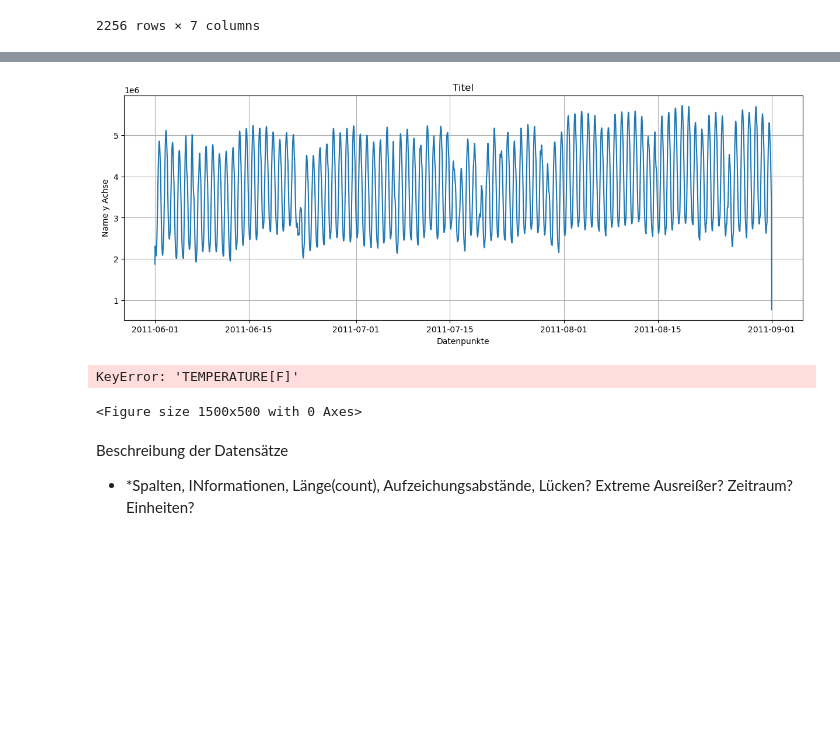
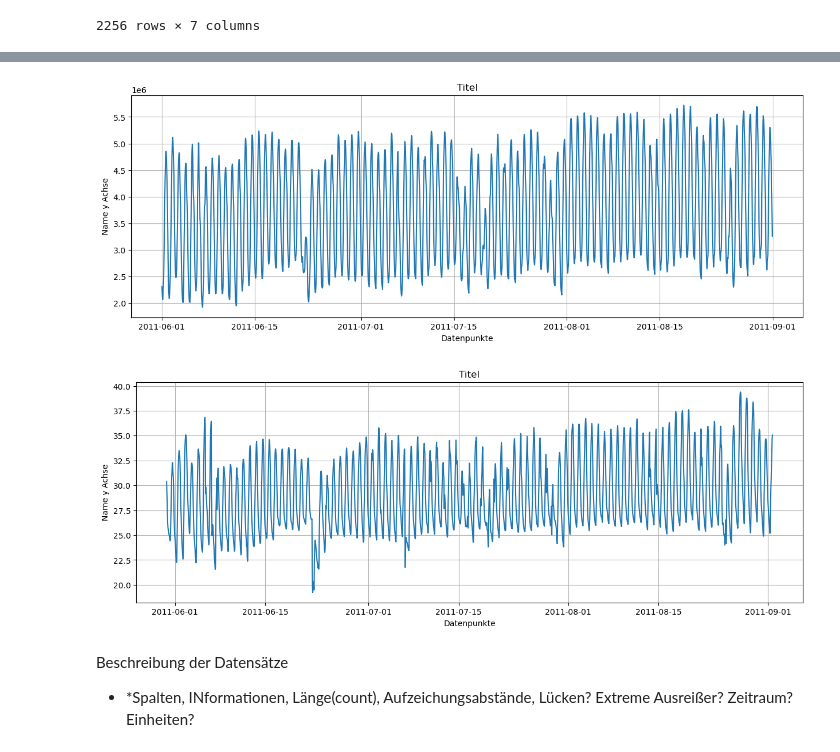
Before and after one commit to kathi-0815/ZRH_Project, a Jupyter notebook: project.ipynb, the cells around one changed output, grey strips where cells are left out. Drawn from its saved outputs; the diff is of its cells as text; code cells hidden in the pictures; blank space fills up the shorter version.

```diff
--- a/project.ipynb
+++ b/project.ipynb
@@ -99,5 +109,5 @@ Dazu rechnen wir die einzelnen Werte zusammen, da
 # %%
-powerDF = powerDF.resample('h').sum()
+powerDF = powerDF.resample('h').sum()[1:-1]
 # %% [markdown]
 #### 1.2.2 Spezielle Überarbeitung weatherDF
 Fahrenheit zu Celcius
@@ -173,22 +183,21 @@ weatherDF.describe()
 # %%
 #Ilona: Titel, Beschriftung der Achsen (Bei dem Wetterdatensatz dementsprechend allgmein), Legende einheitlich , Zeit als Index (noch nicht das df ändern, das kommt später)und was sonst noch einfällt
 def plotDF(df, column, title, y_axis):
     plt.figure(figsize=(15, 5))
 
     plt.plot(df.index, df[column])
 
     plt.title(title)
     plt.xlabel('Datenpunkte')
     plt.ylabel(y_axis)
     plt.grid(True)
     plt.show()
 
 plotDF(powerDF, 'TOTAL_LOAD', 'Titel', 'Name y Achse')
-plotDF(weatherDF, 'TEMPERATURE[F]', 'Titel', 'Name y Achse')
+plotDF(weatherDF, 'TEMPERATURE[C]', 'Titel', 'Name y Achse')
 # %% [output]
-[figure, old version]
+[figure, new version]
-KeyError: 'TEMPERATURE[F]'
-<Figure size 1500x500 with 0 Axes>
+[figure, added]
 # %% [markdown]
  Beschreibung der Datensätze
 * *Spalten, INformationen, Länge(count), Aufzeichungsabstände, Lücken? Extreme Ausreißer? Zeitraum? Einheiten?
```
Also changed, not shown: parts of 11 cells of this notebook.
